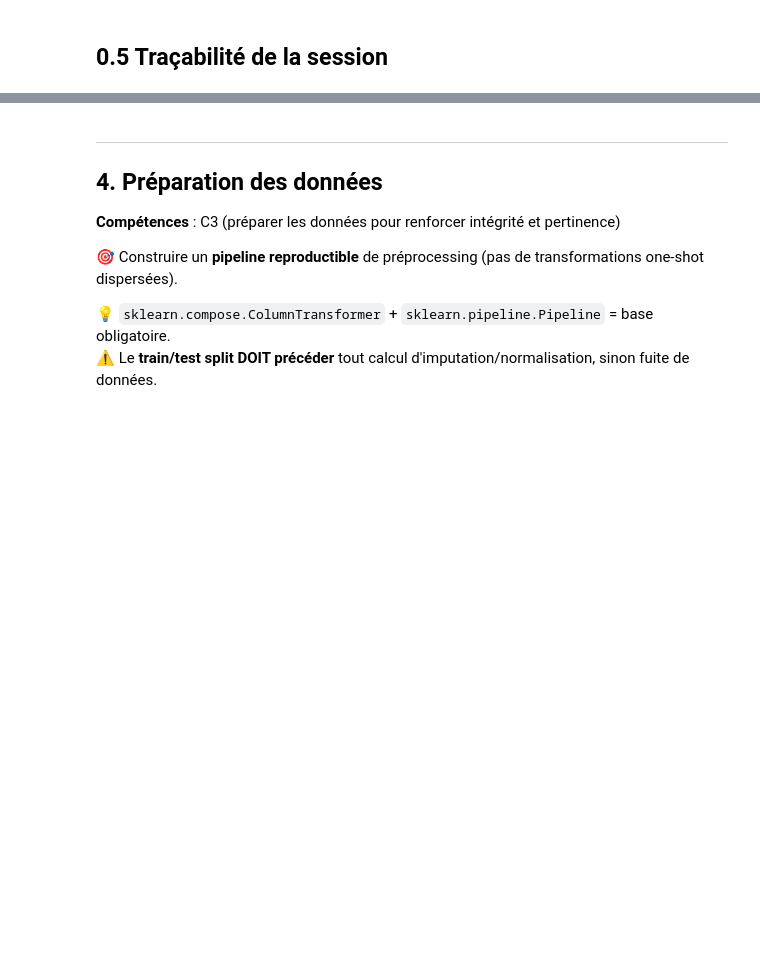
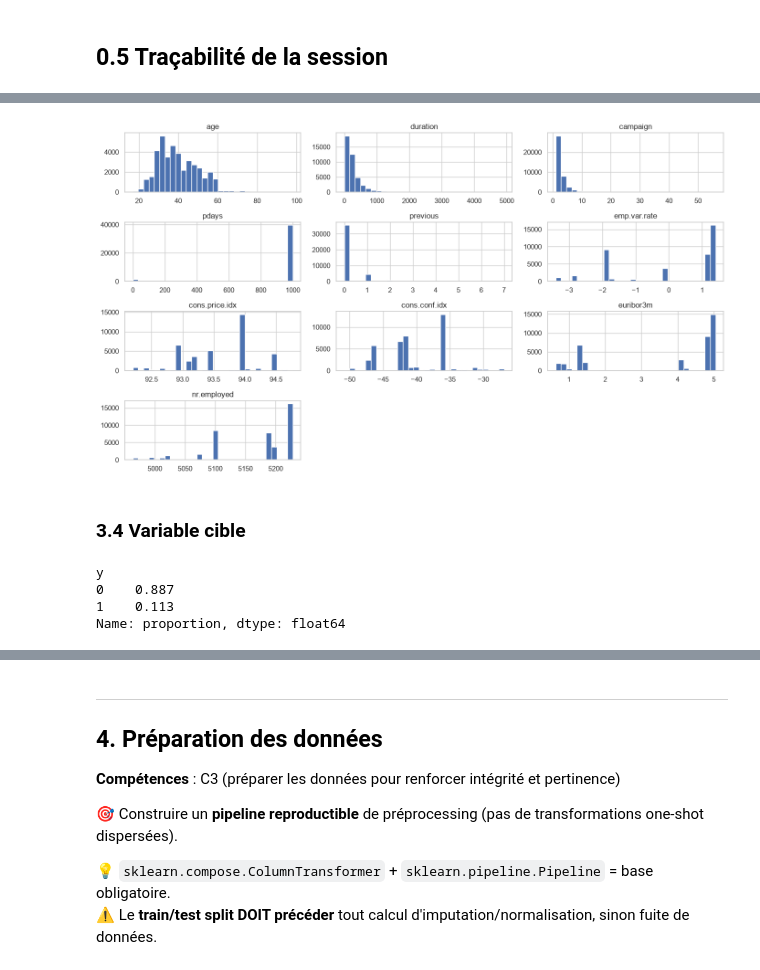
Before and after one commit to 3ti3nne/certif_etienne, a Jupyter notebook: notebooks/certif_bank_marketing.ipynb, the cells around one changed output, grey strips where cells are left out. Cells and saved outputs as stored; diff of their text form; code cells hidden in the pictures; blank space fills up the shorter version.

```diff
--- a/notebooks/certif_bank_marketing.ipynb
+++ b/notebooks/certif_bank_marketing.ipynb
@@ -207,6 +204,4 @@ Le problème : prioriser une liste d'appels de capacité limitée. La tâche : u
 # %%
-# 2.2 Chargement
-DATA_DIR = Path("data")
-# df = pd.read_csv(DATA_DIR / "dataset.csv")
-# df.shape, df.columns.tolist()
+raw = pd.read_csv(bank.DATA_PATH, sep=";")
+raw.shape
 # %% [output]
@@ -254,3 +326,15 @@ NameError: name 'Path' is not defined
+# %%
+raw.hist(figsize=(14, 8), bins=30)
+plt.tight_layout()
+plt.show()
+# %% [output]
+[figure, added]
+# %% [markdown]
+### 3.4 Variable cible
 # %%
-# 3.4 Variable cible : équilibre des classes / distribution
-# df["target"].value_counts(normalize=True)
+df["y"].value_counts(normalize=True).round(3)
+# %% [output]
+y
+0    0.887
+1    0.113
+Name: proportion, dtype: float64
```
Also changed, not shown: parts of 33 cells of this notebook, 1 other file.
